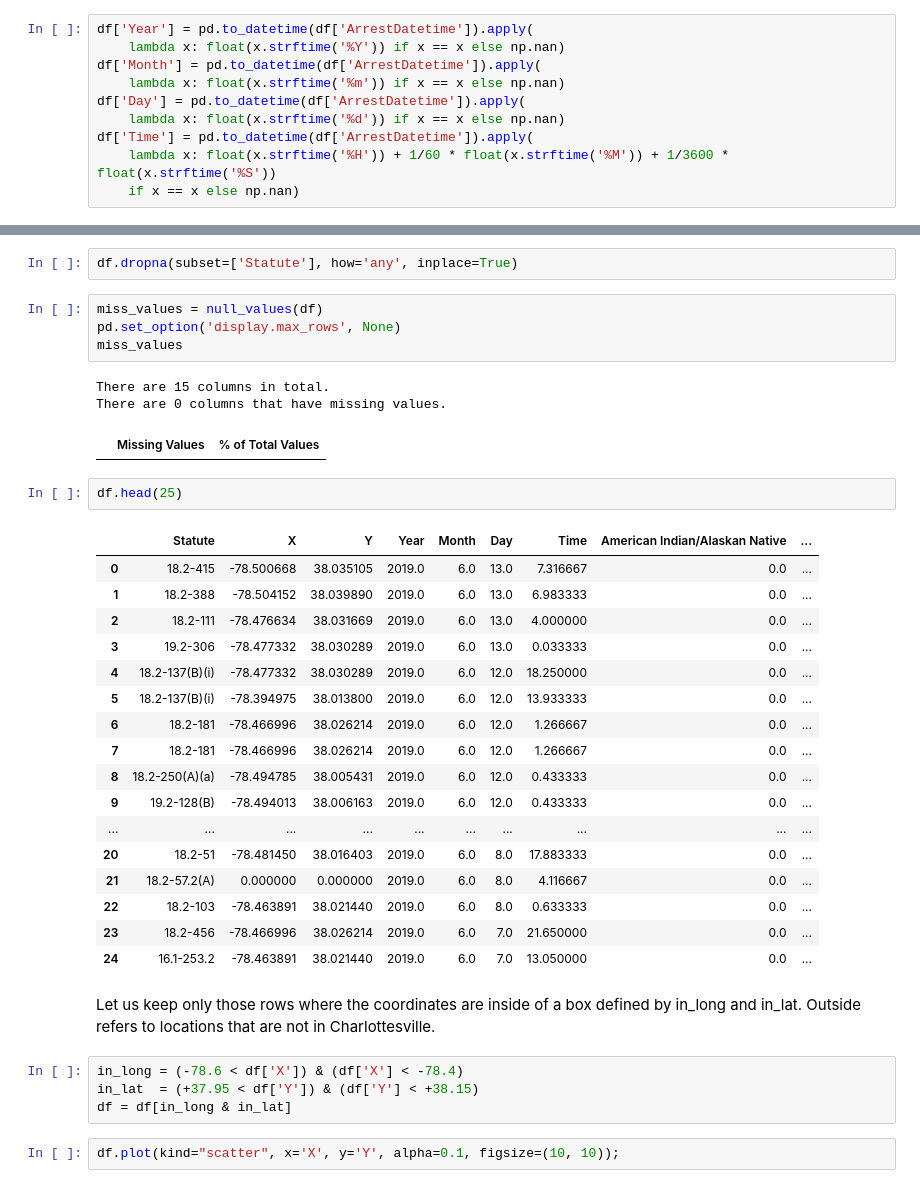
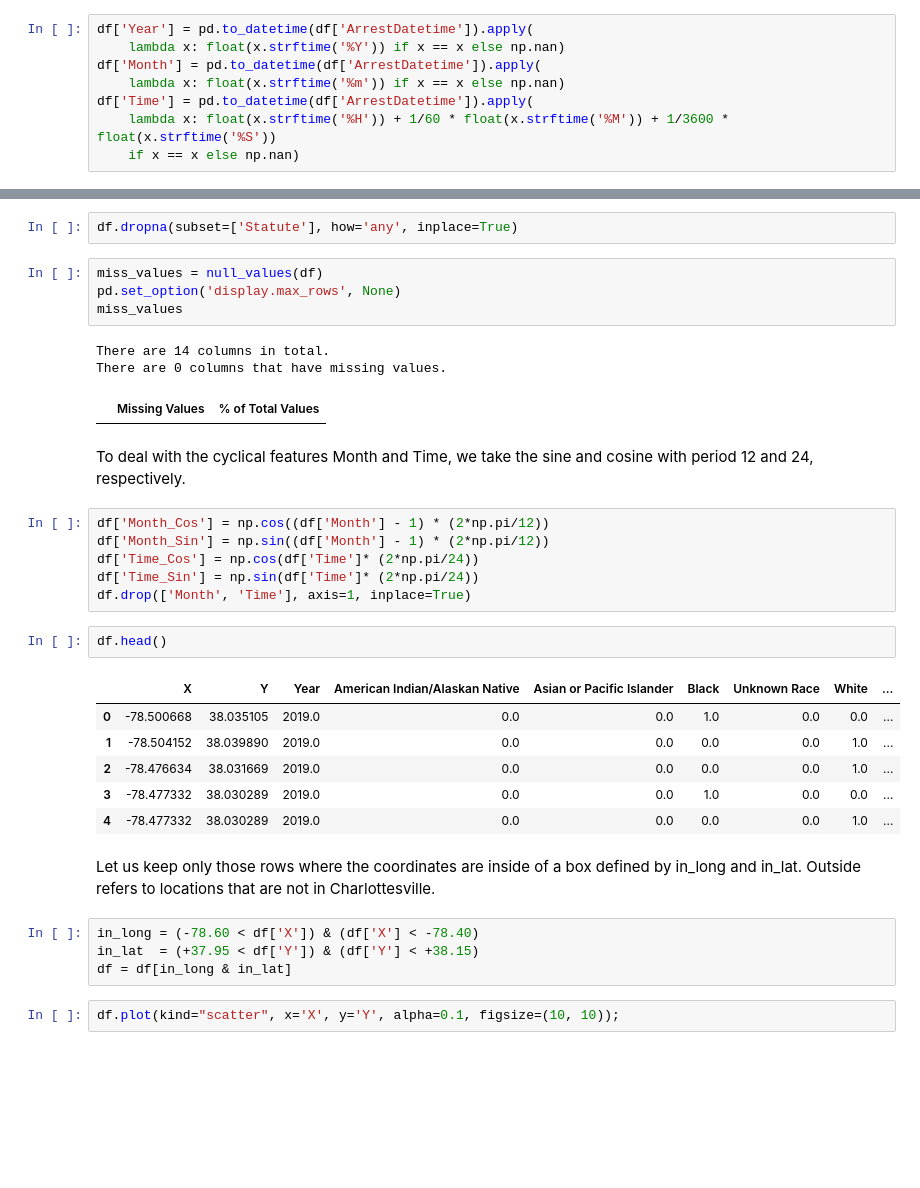
Before and after one commit to auhcheng/cville-crime, a Jupyter notebook: arrests-analysis.ipynb, the cells around one changed output, grey strips where cells are left out. Drawn from its saved outputs; the diff is of its cells as text; blank space fills up the shorter version.

```diff
--- a/arrests-analysis.ipynb
+++ b/arrests-analysis.ipynb
@@ -144,8 +145,6 @@ df['Year'] = pd.to_datetime(df['ArrestDatetime']).apply(
     lambda x: float(x.strftime('%Y')) if x == x else np.nan)
 df['Month'] = pd.to_datetime(df['ArrestDatetime']).apply(
     lambda x: float(x.strftime('%m')) if x == x else np.nan)
-df['Day'] = pd.to_datetime(df['ArrestDatetime']).apply(
-    lambda x: float(x.strftime('%d')) if x == x else np.nan)
 df['Time'] = pd.to_datetime(df['ArrestDatetime']).apply(
     lambda x: float(x.strftime('%H')) + 1/60 * float(x.strftime('%M')) + 1/3600 * float(x.strftime('%S'))
     if x == x else np.nan)
@@ -203,33 +202,30 @@ miss_values = null_values(df)
 pd.set_option('display.max_rows', None)
 miss_values
 # %% [output]
-There are 15 columns in total.
+There are 14 columns in total.
 There are 0 columns that have missing values.
 |  | Missing Values | % of Total Values |
+# %% [markdown]
+To deal with the cyclical features Month and Time, we take the sine and cosine with period 12 and 24, respectively.
+# %%
+df['Month_Cos'] = np.cos((df['Month'] - 1) * (2*np.pi/12))
+df['Month_Sin'] = np.sin((df['Month'] - 1) * (2*np.pi/12))
+df['Time_Cos'] = np.cos(df['Time']* (2*np.pi/24))
+df['Time_Sin'] = np.sin(df['Time']* (2*np.pi/24))
+df.drop(['Month', 'Time'], axis=1, inplace=True)
 # %%
-df.head(25)
+df.head()
 # %% [output]
-|  | Statute | X | Y | Year | Month | Day | Time | American Indian/Alaskan Native | ... |
-| 0 | 18.2-415 | -78.500668 | 38.035105 | 2019.0 | 6.0 | 13.0 | 7.316667 | 0.0 | ... |
-| 1 | 18.2-388 | -78.504152 | 38.039890 | 2019.0 | 6.0 | 13.0 | 6.983333 | 0.0 | ... |
-| 2 | 18.2-111 | -78.476634 | 38.031669 | 2019.0 | 6.0 | 13.0 | 4.000000 | 0.0 | ... |
-| 3 | 19.2-306 | -78.477332 | 38.030289 | 2019.0 | 6.0 | 13.0 | 0.033333 | 0.0 | ... |
-| 4 | 18.2-137(B)(i) | -78.477332 | 38.030289 | 2019.0 | 6.0 | 12.0 | 18.250000 | 0.0 | ... |
-| 5 | 18.2-137(B)(i) | -78.394975 | 38.013800 | 2019.0 | 6.0 | 12.0 | 13.933333 | 0.0 | ... |
-| 6 | 18.2-181 | -78.466996 | 38.026214 | 2019.0 | 6.0 | 12.0 | 1.266667 | 0.0 | ... |
-| 7 | 18.2-181 | -78.466996 | 38.026214 | 2019.0 | 6.0 | 12.0 | 1.266667 | 0.0 | ... |
-| 8 | 18.2-250(A)(a) | -78.494785 | 38.005431 | 2019.0 | 6.0 | 12.0 | 0.433333 | 0.0 | ... |
-| 9 | 19.2-128(B) | -78.494013 | 38.006163 | 2019.0 | 6.0 | 12.0 | 0.433333 | 0.0 | ... |
-| ... | ... | ... | ... | ... | ... | ... | ... | ... | ... |
-| 20 | 18.2-51 | -78.481450 | 38.016403 | 2019.0 | 6.0 | 8.0 | 17.883333 | 0.0 | ... |
-| 21 | 18.2-57.2(A) | 0.000000 | 0.000000 | 2019.0 | 6.0 | 8.0 | 4.116667 | 0.0 | ... |
-| 22 | 18.2-103 | -78.463891 | 38.021440 | 2019.0 | 6.0 | 8.0 | 0.633333 | 0.0 | ... |
-| 23 | 18.2-456 | -78.466996 | 38.026214 | 2019.0 | 6.0 | 7.0 | 21.650000 | 0.0 | ... |
-| 24 | 16.1-253.2 | -78.463891 | 38.021440 | 2019.0 | 6.0 | 7.0 | 13.050000 | 0.0 | ... |
+|  | X | Y | Year | American Indian/Alaskan Native | Asian or Pacific Islander | Black | Unknown Race | White | ... |
+| 0 | -78.500668 | 38.035105 | 2019.0 | 0.0 | 0.0 | 1.0 | 0.0 | 0.0 | ... |
+| 1 | -78.504152 | 38.039890 | 2019.0 | 0.0 | 0.0 | 0.0 | 0.0 | 1.0 | ... |
+| 2 | -78.476634 | 38.031669 | 2019.0 | 0.0 | 0.0 | 0.0 | 0.0 | 1.0 | ... |
+| 3 | -78.477332 | 38.030289 | 2019.0 | 0.0 | 0.0 | 1.0 | 0.0 | 0.0 | ... |
+| 4 | -78.477332 | 38.030289 | 2019.0 | 0.0 | 0.0 | 0.0 | 0.0 | 1.0 | ... |
 # %% [markdown]
 Let us keep only those rows where the coordinates are inside of a box defined by in_long and in_lat. Outside refers to locations that are not in Charlottesville.
 # %%
-in_long = (-78.6 < df['X']) & (df['X'] < -78.4)
+in_long = (-78.60 < df['X']) & (df['X'] < -78.40)
 in_lat  = (+37.95 < df['Y']) & (df['Y'] < +38.15)
 df = df[in_long & in_lat]
 # %%
```
Also changed, not shown: parts of 13 cells of this notebook.
